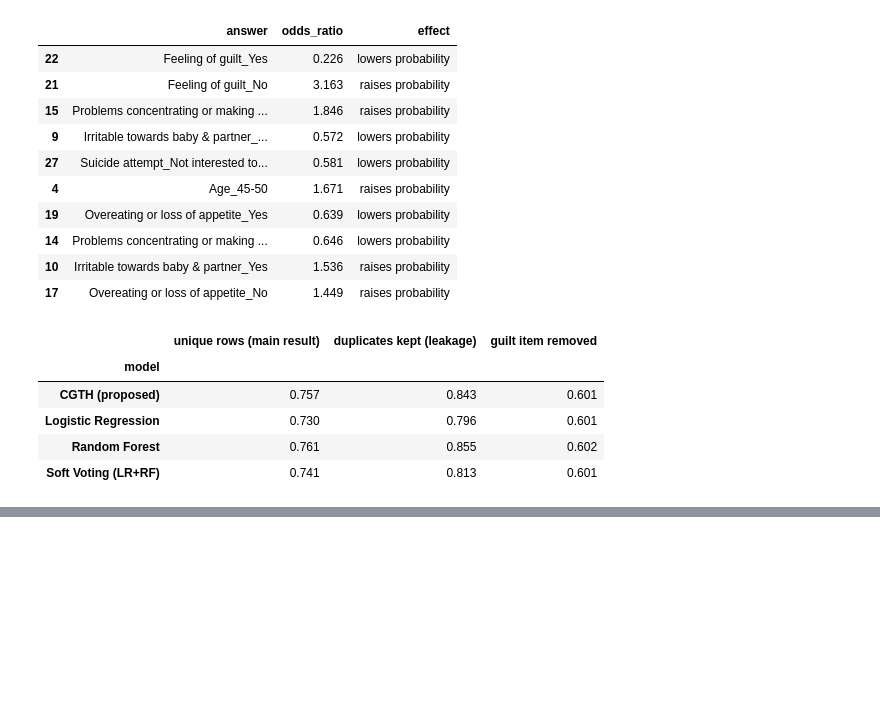
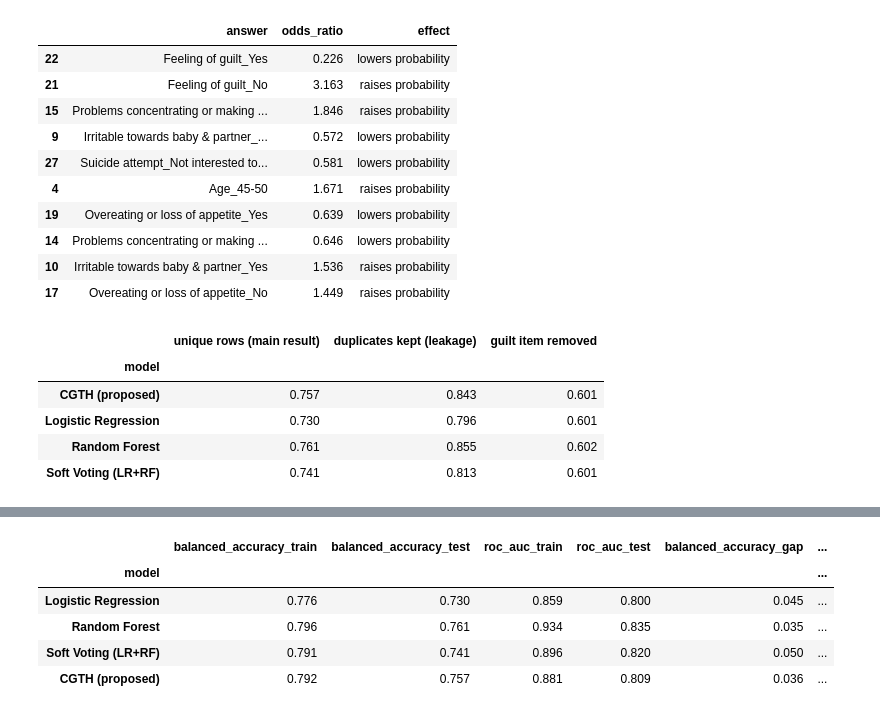
Before and after one commit to abdurrahmanse/research-projects, a Jupyter notebook: projects/cgth_hybrid_study.ipynb, the cells around one changed output, grey strips where cells are left out. Cells and saved outputs as stored; diff of their text form; code cells hidden in the pictures; blank space fills up the shorter version.

```diff
--- a/projects/cgth_hybrid_study.ipynb
+++ b/projects/cgth_hybrid_study.ipynb
@@ -364,0 +455,35 @@ screening.groupby("model", sort=False)[["threshold", "sensitivity", "specificity
+# %%
+# Task 21: Overfitting check - training vs testing results on the same 50 folds
+rows = []
+cv = RepeatedStratifiedKFold(n_splits=5, n_repeats=10, random_state=SEED)
+for train, test in cv.split(X, y):
+    lr_model = logistic_regression().fit(X.iloc[train], y[train])
+    rf_model = random_forest().fit(X.iloc[train], y[train])
+    for part, index in [("train", train), ("test", test)]:
+        lr_prob = lr_model.predict_proba(X.iloc[index])[:, 1]
+        rf_prob = rf_model.predict_proba(X.iloc[index])[:, 1]
+        predictions = {
+            "Logistic Regression": lr_prob,
+            "Random Forest": rf_prob,
+            "Soft Voting (LR+RF)": soft_voting(lr_prob, rf_prob),
+            "CGTH (proposed)": confidence_gated_hybrid(lr_prob, rf_prob, DELTA)[0],
+        }
+        for name, prob in predictions.items():
+            rows.append({"model": name, "part": part,
+                         "balanced_accuracy": balanced_accuracy_score(y[index], prob >= 0.5),
+                         "roc_auc": roc_auc_score(y[index], prob)})
+
+train_test = pd.DataFrame(rows).groupby(["model", "part"], sort=False).mean().unstack()
+train_test.columns = [f"{metric}_{part}" for metric, part in train_test.columns]
+train_test["balanced_accuracy_gap"] = train_test["balanced_accuracy_train"] - train_test["balanced_accuracy_test"]
+train_test["roc_auc_gap"] = train_test["roc_auc_train"] - train_test["roc_auc_test"]
+train_test = train_test.round(3)
+train_test.to_csv(RESULTS_FOLDER / "train_vs_test.csv")
+train_test
+# %% [output]
+|  | balanced_accuracy_train | balanced_accuracy_test | roc_auc_train | roc_auc_test | balanced_accuracy_gap | ... |
+| model |  |  |  |  |  | ... |
+| Logistic Regression | 0.776 | 0.730 | 0.859 | 0.800 | 0.045 | ... |
+| Random Forest | 0.796 | 0.761 | 0.934 | 0.835 | 0.035 | ... |
+| Soft Voting (LR+RF) | 0.791 | 0.741 | 0.896 | 0.820 | 0.050 | ... |
+| CGTH (proposed) | 0.792 | 0.757 | 0.881 | 0.809 | 0.036 | ... |
```
Also changed, not shown: parts of 8 cells of this notebook, 13 other files.
